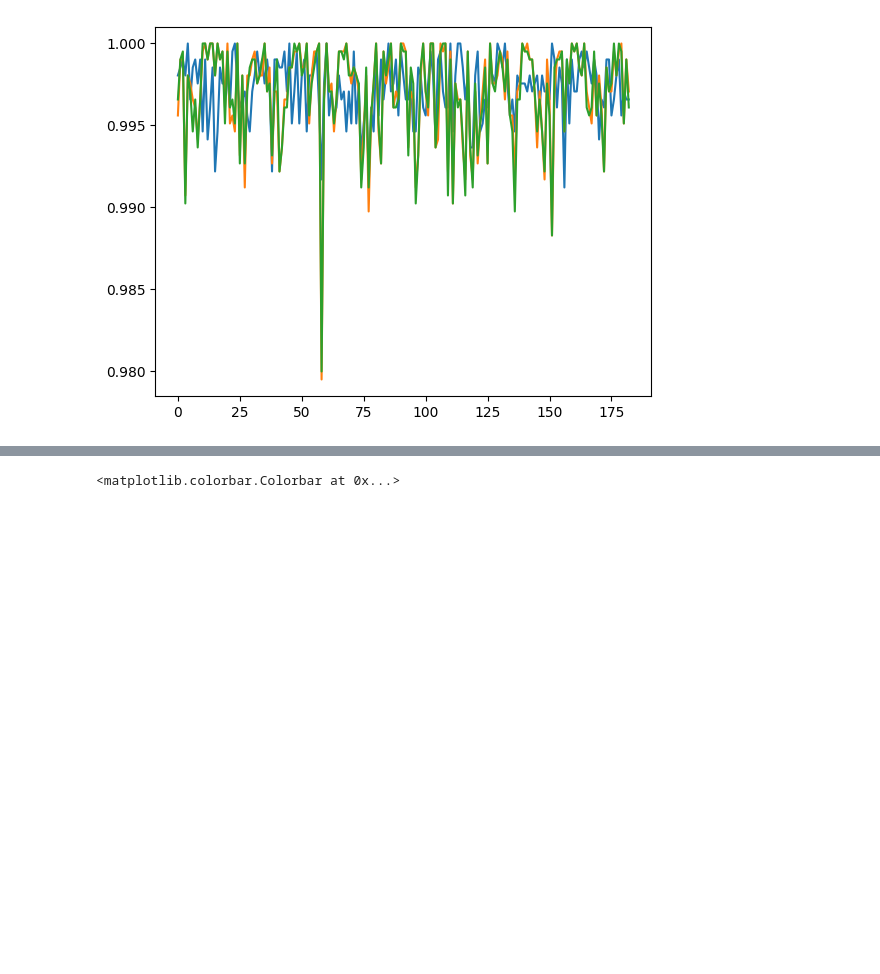
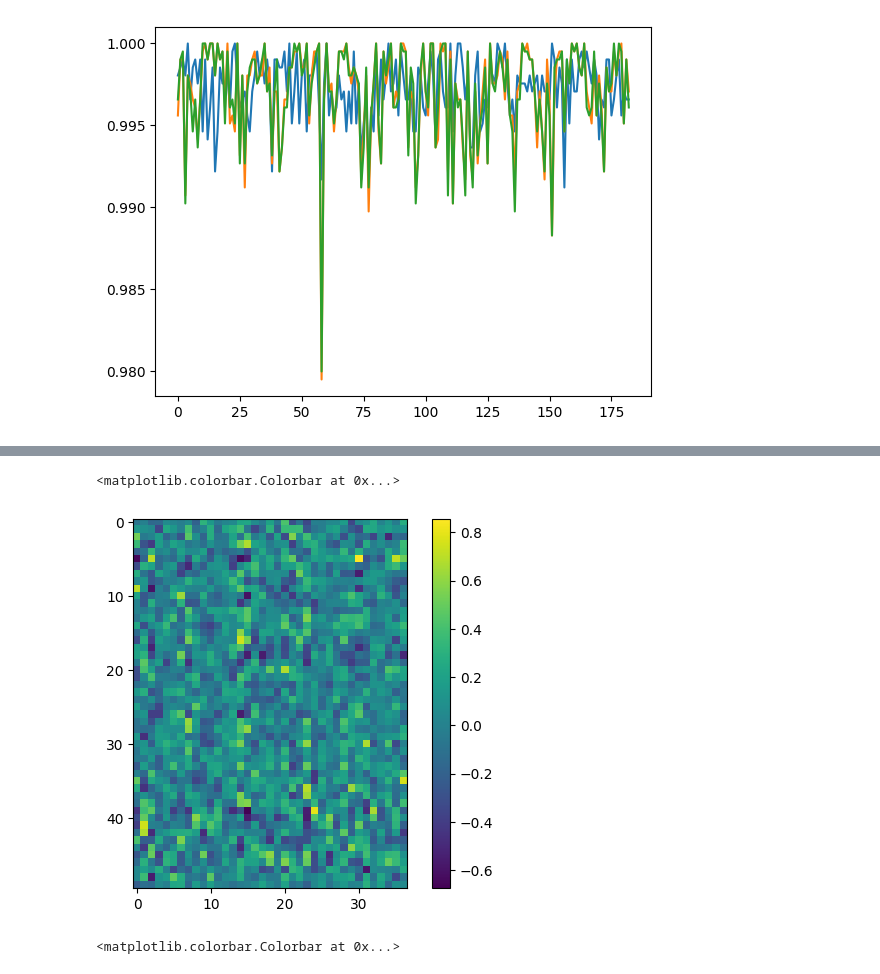
Before and after one commit to trevor-harris/LSCI, a Jupyter notebook: weather/weather_dev.ipynb, the cells around one changed output, grey strips where cells are left out. Drawn from its saved outputs; the diff is of its cells as text; code cells hidden in the pictures; blank space fills up the shorter version.

```diff
--- a/weather/weather_dev.ipynb
+++ b/weather/weather_dev.ipynb
@@ -422,3 +452,9 @@ plt.plot(lsc2_rc)
+# %%
+plt.imshow(rmat[0:50])
+plt.colorbar()
+# %% [output]
+<matplotlib.colorbar.Colorbar at 0x...>
+[figure, added]
 # %%
 i = 10
 lsc1_lower, lsc1_upper = lsci.lsci(rval,
```
Also changed, not shown: parts of 6 cells of this notebook.
